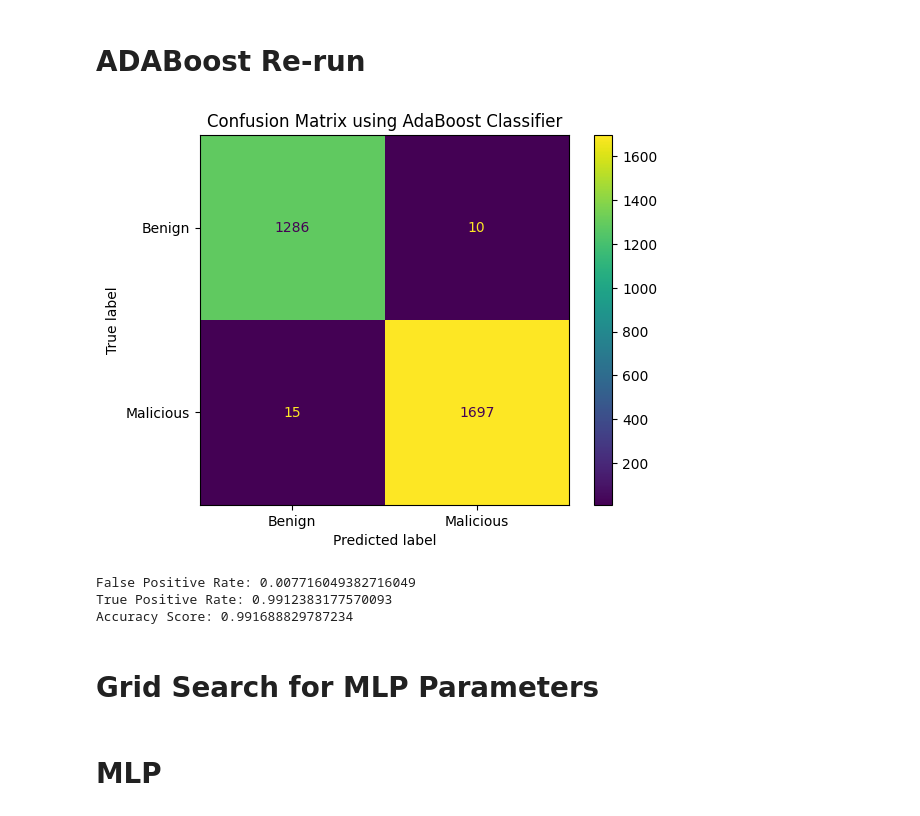
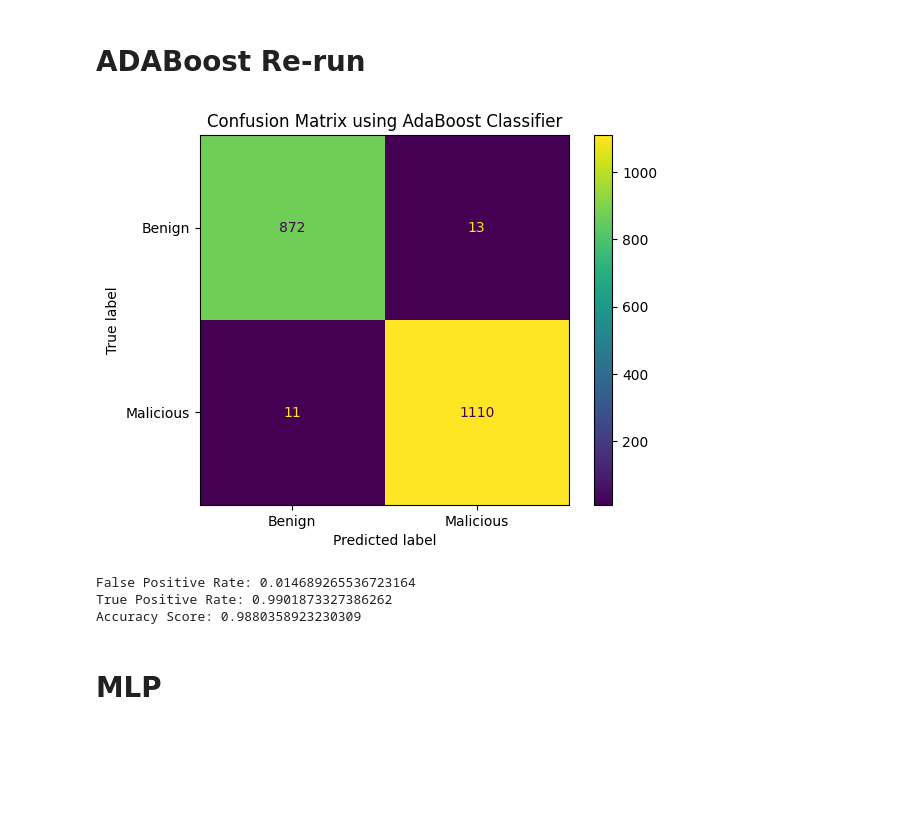
Before and after one commit to HimanS1708/CS658_Project, a Jupyter notebook: Model/final_original.ipynb, the cells around one changed output. Saved outputs shown, nothing was run; the diff lists cells and outputs as text; code cells hidden in the pictures; blank space fills up the shorter version.

```diff
--- a/Model/final_original.ipynb
+++ b/Model/final_original.ipynb
@@ -569,12 +499,12 @@ memory usage: 1.8 MB
 y1 = y1.iloc[:X1.shape[0]]
 
 # Train-test split
-X_train1, X_test1, y_train1, y_test1 = train_test_split(X1, y1, test_size=0.3, random_state=42)
+X_train1, X_test1, y_train1, y_test1 = train_test_split(X1, y1, test_size=0.2, random_state=42)
 # %% [markdown]
 ## Re-run RandomForest
 # %%
 # Initialize Random Forest Classifier
-rf1 = RandomForestClassifier(n_estimators=200, max_depth=20, min_samples_leaf=1, min_samples_split=2, random_state=42)
+rf1 = RandomForestClassifier()
 
 # Train the model
 rf1.fit(X_train1, y_train1)
@@ -626,28 +556,26 @@ plt.show()
 # **ADABoost Re-run**
 # %%
 # Initialize AdaBoost Classifier
-ada_boost1 = AdaBoostClassifier(n_estimators=200, learning_rate=1, random_state=42)
+ada_boost1 = AdaBoostClassifier()
 
 # Train the model
 ada_boost1.fit(X_train1, y_train1)
 
 # Make Predictions
 y_pred_ab1 = ada_boost1.predict(X_test1)
 
 # Confusion Matrix
 tn, fp, fn, tp = confusion_matrix(y_test1, y_pred_ab1).ravel()
 ConfusionMatrixDisplay(confusion_matrix(y_test1, y_pred_ab1), display_labels=['Benign', 'Malicious']).plot()
 plt.title('Confusion Matrix using AdaBoost Classifier')
 plt.show()
 
 # Print Performance Metrics
 print(f'False Positive Rate: {fp / (fp + tn)}')
 print(f'True Positive Rate: {tp / (tp + fn)}')
 print(f'Accuracy Score: {accuracy_score(y_test1, y_pred_ab1)}')
 # %% [output]
-[figure, old version]
+[figure, new version]
-False Positive Rate: 0.007716049382716049
-True Positive Rate: 0.9912383177570093
-Accuracy Score: 0.991688829787234
+False Positive Rate: 0.014689265536723164
+True Positive Rate: 0.9901873327386262
+Accuracy Score: 0.9880358923230309
-# %% [markdown]
-# Grid Search for MLP Parameters
```
Also changed, not shown: parts of 51 cells of this notebook, 9 other files.
